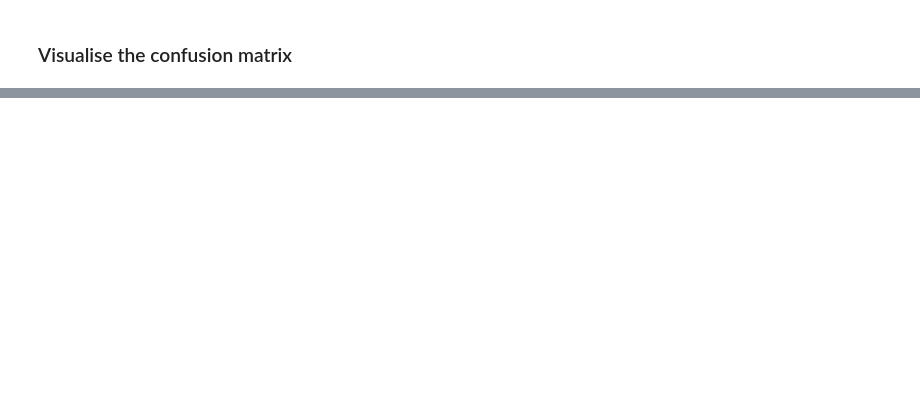
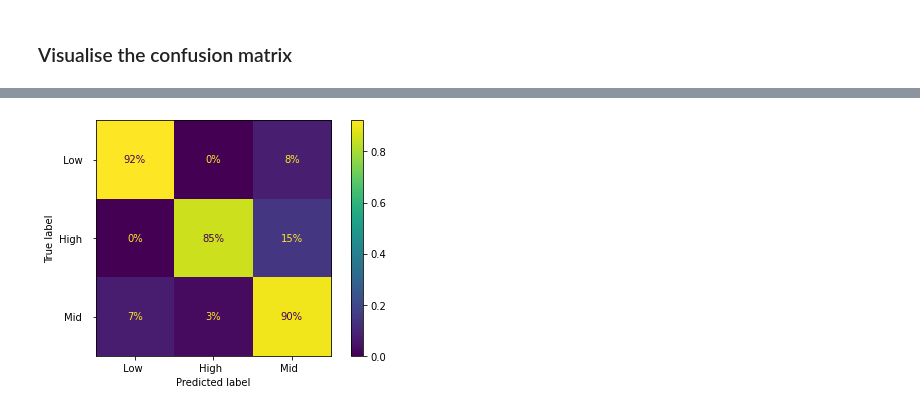
Before and after one commit to seanxuu/Machine-Learning-7126, a Jupyter notebook: assignment2.ipynb, the cells around one changed output, grey strips where cells are left out. Saved outputs shown, nothing was run; the diff lists cells and outputs as text; code cells hidden in the pictures; blank space fills up the shorter version.

```diff
--- a/assignment2.ipynb
+++ b/assignment2.ipynb
@@ -241,0 +357,9 @@ plt.show()
+# %%
+# KNN Confusion matrix
+y_train_pred_knn = cross_val_predict(knn_clf, X_train, y_train, cv=3)
+ConfusionMatrixDisplay.from_predictions(y_train, y_train_pred_knn,
+                                        normalize="true", values_format=".0%")
+save_fig("ConfusionMatrixDisplay_knn")  # extra code
+plt.show()
+# %% [output]
+[figure, added]
```
Also changed, not shown: parts of 23 cells of this notebook, 30 other files.
